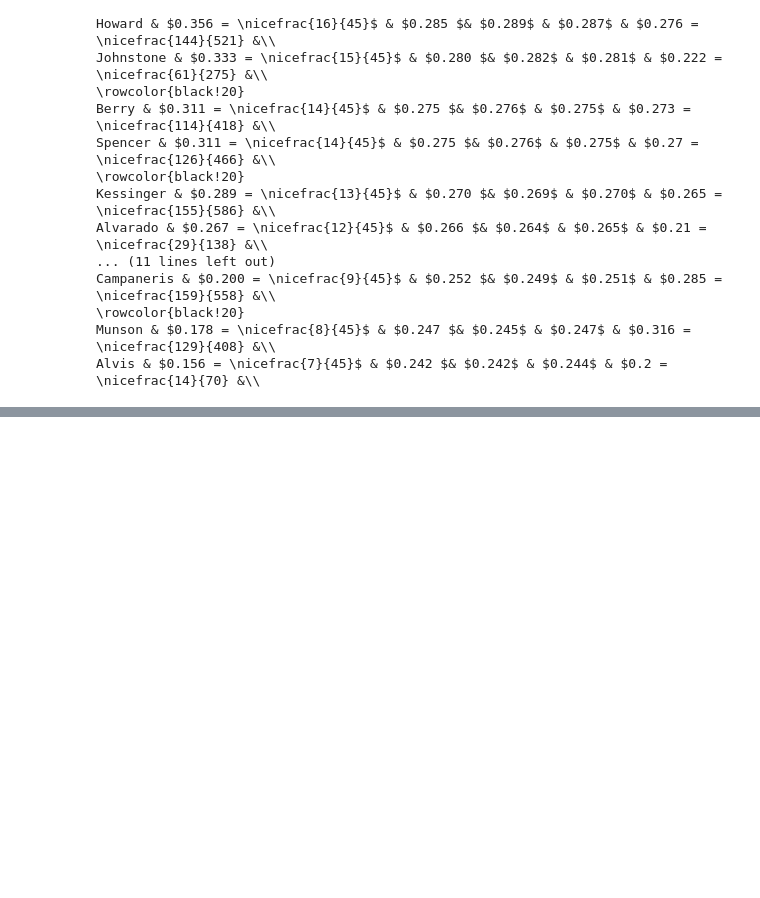
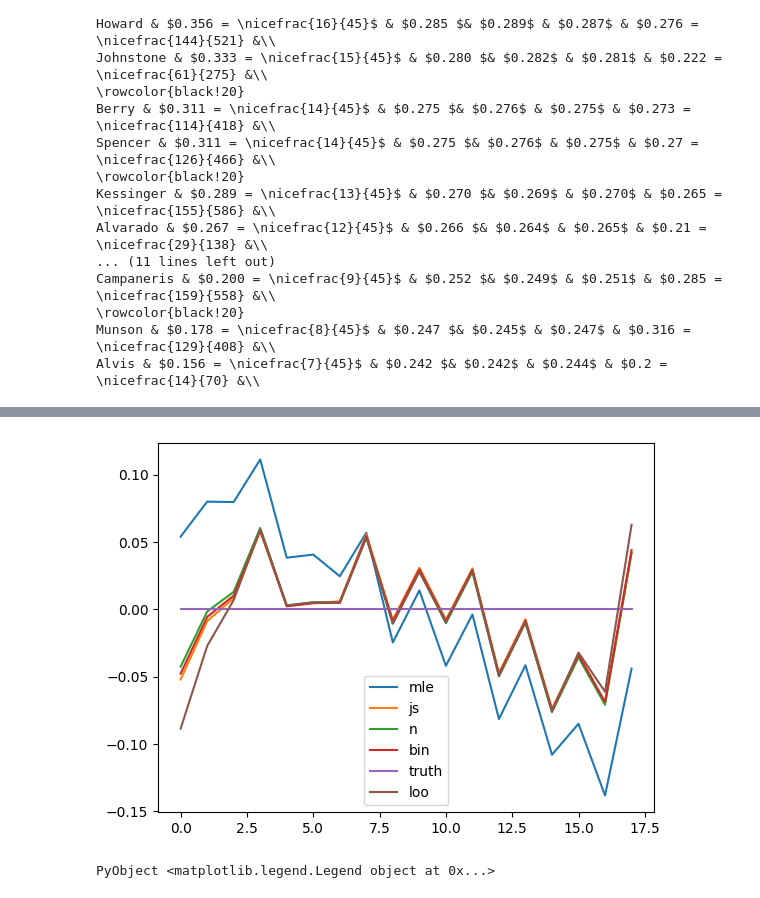
Before and after one commit to axsk/OEBayes, a Jupyter notebook: notebooks/baseball.ipynb, the cells around one changed output, grey strips where cells are left out. Saved outputs shown, nothing was run; the diff lists cells and outputs as text; code cells hidden in the pictures; blank space fills up the shorter version.

```diff
--- a/notebooks/baseball.ipynb
+++ b/notebooks/baseball.ipynb
@@ -234,0 +350,4 @@ Alvis & $0.156 = \nicefrac{7}{45}$ & $0.242 $& $0.242$ & $0.244$ & $0.2 = \nicef
+# %%
+loo = [posteriormeans(wi)[i] for i=1:18]
+mse_loo = mean(x->x^2, loo - truth)
+@show mse_loo / mse_ml;
@@ -234,0 +356,2 @@ Alvis & $0.156 = \nicefrac{7}{45}$ & $0.242 $& $0.242$ & $0.244$ & $0.2 = \nicef
+# %%
+dots2 = hcat(dots, loo)
@@ -234,0 +378,6 @@ Alvis & $0.156 = \nicefrac{7}{45}$ & $0.242 $& $0.242$ & $0.244$ & $0.2 = \nicef
+# %%
+plot(dots2.-truth)
+legend(["mle","js", "n", "bin", "truth", "loo"])
+# %% [output]
+[figure, added]
+PyObject <matplotlib.legend.Legend object at 0x...>
```
Also changed, not shown: parts of 10 cells of this notebook, 1 other file.
